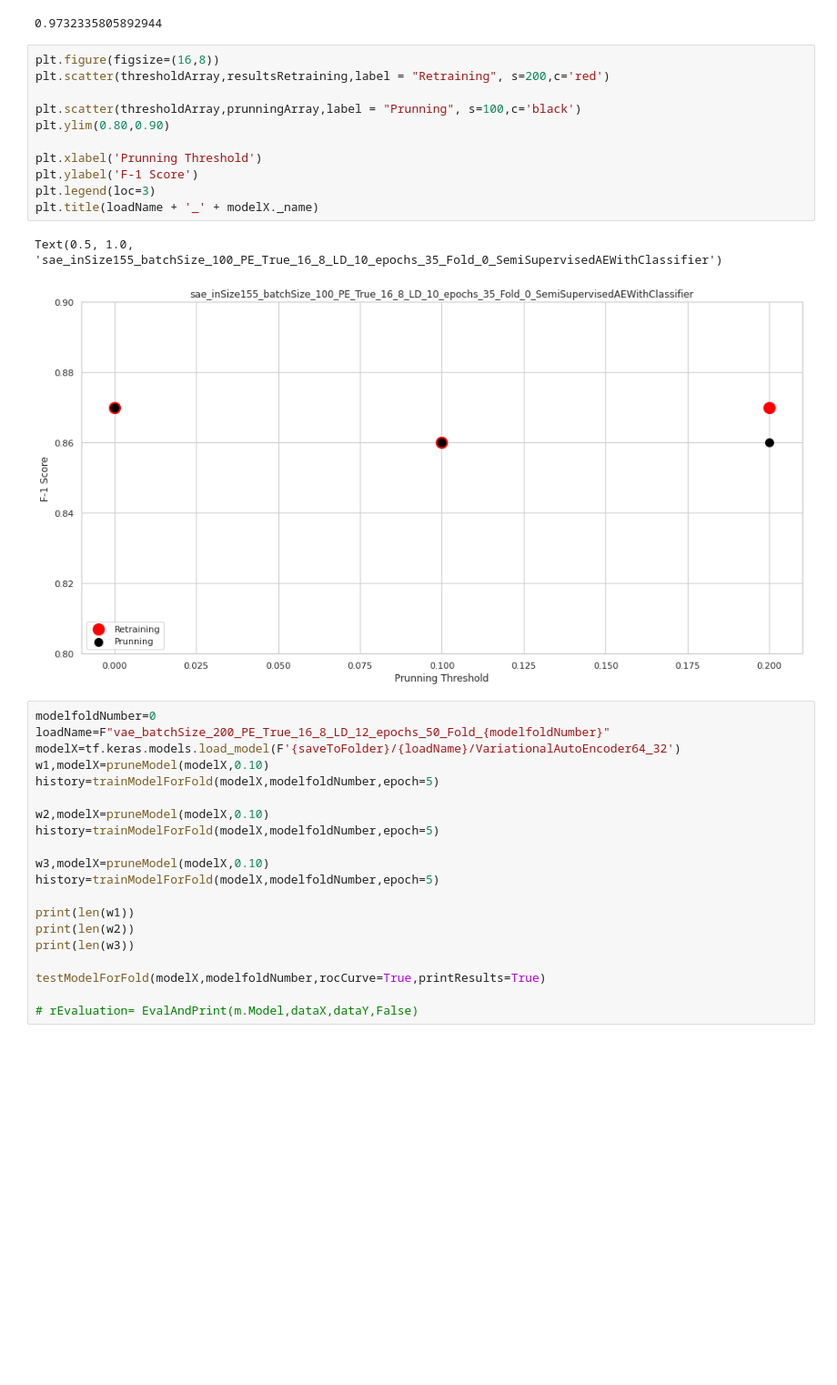
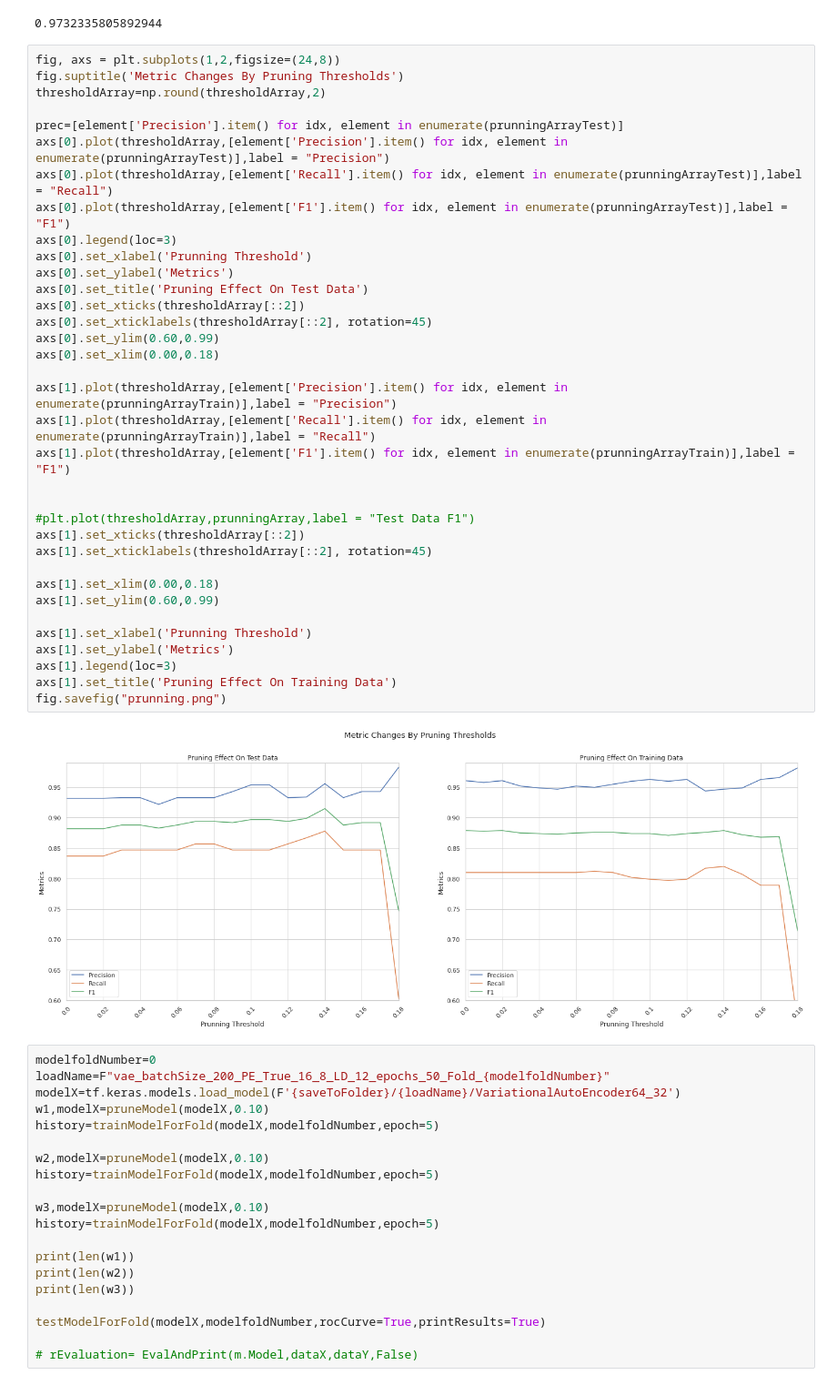
Before and after one commit to faikozcan/MLFraud, a Jupyter notebook: CreditCardFraudDetection_European_cardholders.ipynb, the cells around one changed output. Shown at 91% size. Saved outputs shown, nothing was run; the diff lists cells and outputs as text; blank space fills up the shorter version.

```diff
--- a/CreditCardFraudDetection_European_cardholders.ipynb
+++ b/CreditCardFraudDetection_European_cardholders.ipynb
@@ -1853,20 +1929,43 @@ Testing With Fold: 0
 print(history['classifier_auc'][0])
 # %% [output]
 0.9732335805892944
-# %%
-plt.figure(figsize=(16,8))
-plt.scatter(thresholdArray,resultsRetraining,label = "Retraining", s=200,c='red')
-
-plt.scatter(thresholdArray,prunningArray,label = "Prunning", s=100,c='black')
-plt.ylim(0.80,0.90)
-
-plt.xlabel('Prunning Threshold')
-plt.ylabel('F-1 Score')
-plt.legend(loc=3)
-plt.title(loadName + '_' + modelX._name)
-# %% [output]
-Text(0.5, 1.0, 'sae_inSize155_batchSize_100_PE_True_16_8_LD_10_epochs_35_Fold_0_SemiSupervisedAEWithClassifier')
-[figure, removed]
+# %%
+fig, axs = plt.subplots(1,2,figsize=(24,8))
+fig.suptitle('Metric Changes By Pruning Thresholds')
+thresholdArray=np.round(thresholdArray,2)
+
+prec=[element['Precision'].item() for idx, element in enumerate(prunningArrayTest)]
+axs[0].plot(thresholdArray,[element['Precision'].item() for idx, element in enumerate(prunningArrayTest)],label = "Precision")
+axs[0].plot(thresholdArray,[element['Recall'].item() for idx, element in enumerate(prunningArrayTest)],label = "Recall")
+axs[0].plot(thresholdArray,[element['F1'].item() for idx, element in enumerate(prunningArrayTest)],label = "F1")
+axs[0].legend(loc=3)
+axs[0].set_xlabel('Prunning Threshold')
+axs[0].set_ylabel('Metrics')
+axs[0].set_title('Pruning Effect On Test Data')
+axs[0].set_xticks(thresholdArray[::2])
+axs[0].set_xticklabels(thresholdArray[::2], rotation=45)
+axs[0].set_ylim(0.60,0.99)
+axs[0].set_xlim(0.00,0.18)
+
+axs[1].plot(thresholdArray,[element['Precision'].item() for idx, element in enumerate(prunningArrayTrain)],label = "Precision")
+axs[1].plot(thresholdArray,[element['Recall'].item() for idx, element in enumerate(prunningArrayTrain)],label = "Recall")
+axs[1].plot(thresholdArray,[element['F1'].item() for idx, element in enumerate(prunningArrayTrain)],label = "F1")
+
+
+#plt.plot(thresholdArray,prunningArray,label = "Test Data F1")
+axs[1].set_xticks(thresholdArray[::2])
+axs[1].set_xticklabels(thresholdArray[::2], rotation=45)
+
+axs[1].set_xlim(0.00,0.18)
+axs[1].set_ylim(0.60,0.99)
+
+axs[1].set_xlabel('Prunning Threshold')
+axs[1].set_ylabel('Metrics')
+axs[1].legend(loc=3)
+axs[1].set_title('Pruning Effect On Training Data')
+fig.savefig("prunning.png")
+# %% [output]
+[figure, added]
 # %%
 modelfoldNumber=0
 loadName=F"vae_batchSize_200_PE_True_16_8_LD_12_epochs_50_Fold_{modelfoldNumber}"
```
Also changed, not shown: parts of 17 cells of this notebook.
